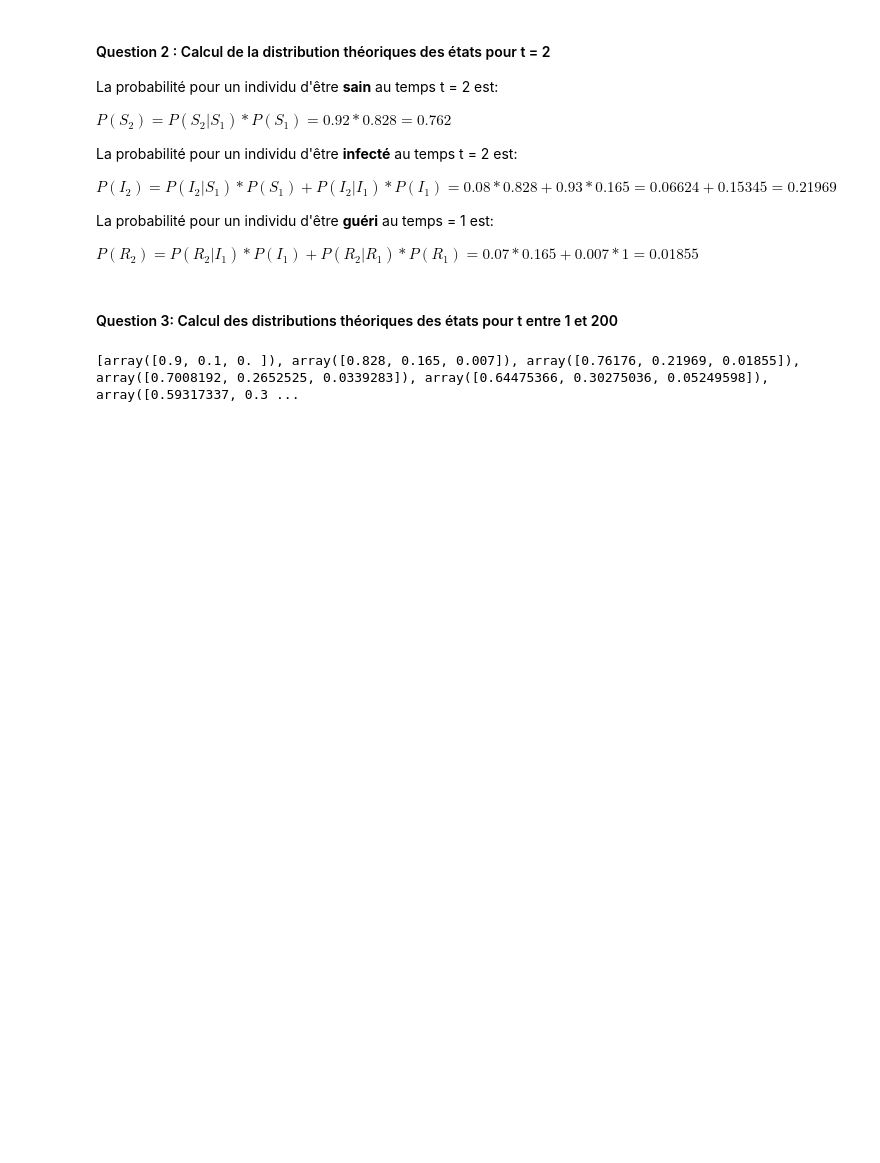
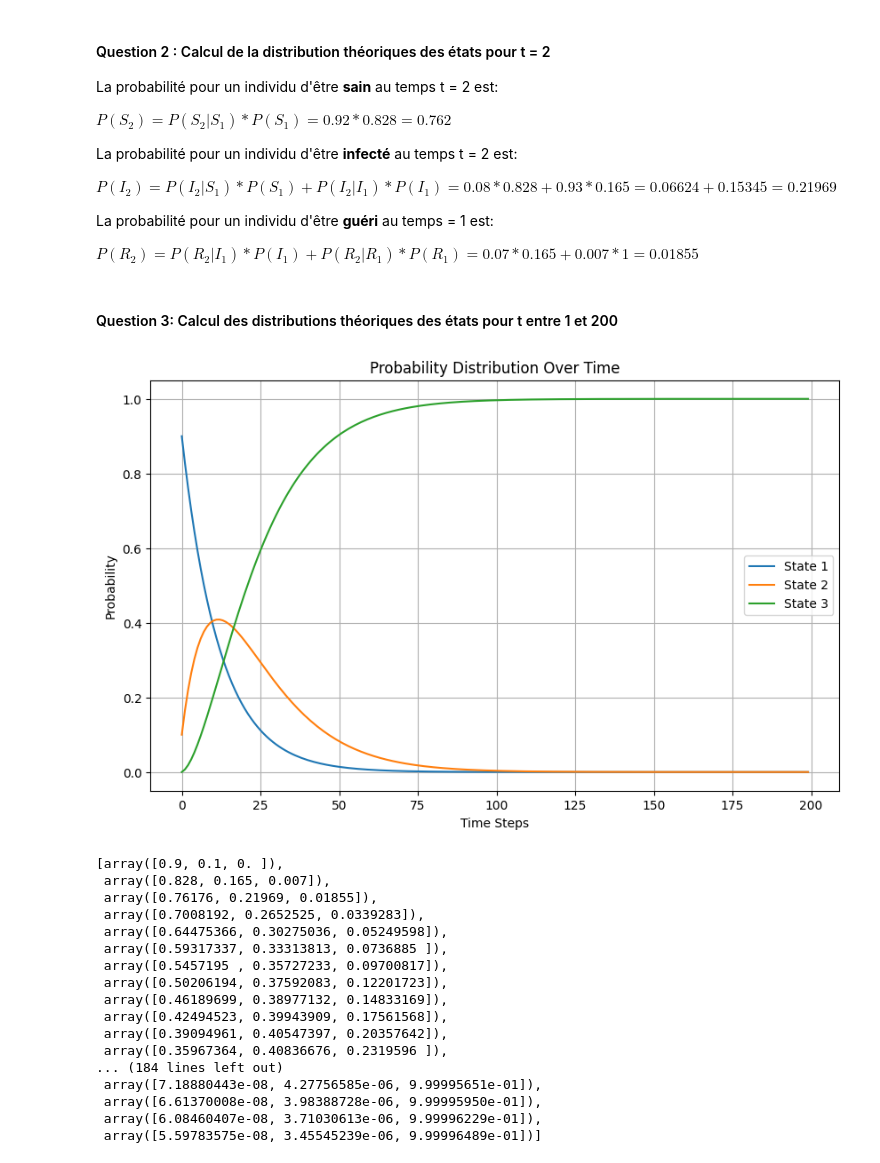
Before and after one commit to maelodie/markov, a Jupyter notebook: markov.ipynb, the cells around one changed output. Cells and saved outputs as stored; diff of their text form; code cells hidden in the pictures; blank space fills up the shorter version.

Commit message:
fonction d'affichage des courbes au temps i

```diff
--- a/markov.ipynb
+++ b/markov.ipynb
@@ -111,12 +111,45 @@ $   P(R_2) = P(R_2| I_1) * P(I_1) + P(R_2 | R_1) * P(R_1) = 0.07 * 0.165 + 0.007
 # %%
 def distribution(A, vect_init):
     liste_distribution = []
     liste_distribution.append(np.array(vect_init))
 
     for i in range(1, 200):
         liste_distribution.append(np.dot(liste_distribution[i-1], A))
+
+    #affichage (to review bc copier coller from chatgpt)
+    time_steps = np.arange(0, 200)
+
+    plt.figure(figsize=(10, 6))
+    for state_index in range(len(vect_init)):
+        state_probabilities = [distribution[state_index] for distribution in liste_distribution]
+        plt.plot(time_steps, state_probabilities, label=f'State {state_index + 1}')
+
+    plt.title('Probability Distribution Over Time')
+    plt.xlabel('Time Steps')
+    plt.ylabel('Probability')
+    plt.legend()
+    plt.grid(True)
+    plt.show()
+
     return liste_distribution
 
-print(distribution(A, pi0))
+distribution(A, pi0)
 # %% [output]
+[figure, added]
-[array([0.9, 0.1, 0. ]), array([0.828, 0.165, 0.007]), array([0.76176, 0.21969, 0.01855]), array([0.7008192, 0.2652525, 0.0339283]), array([0.64475366, 0.30275036, 0.05249598]), array([0.59317337, 0.3 ...
+[array([0.9, 0.1, 0. ]),
+ array([0.828, 0.165, 0.007]),
+ array([0.76176, 0.21969, 0.01855]),
+ array([0.7008192, 0.2652525, 0.0339283]),
+ array([0.64475366, 0.30275036, 0.05249598]),
+ array([0.59317337, 0.33313813, 0.0736885 ]),
+ array([0.5457195 , 0.35727233, 0.09700817]),
+ array([0.50206194, 0.37592083, 0.12201723]),
+ array([0.46189699, 0.38977132, 0.14833169]),
+ array([0.42494523, 0.39943909, 0.17561568]),
+ array([0.39094961, 0.40547397, 0.20357642]),
+ array([0.35967364, 0.40836676, 0.2319596 ]),
+... (184 lines left out)
+ array([7.18880443e-08, 4.27756585e-06, 9.99995651e-01]),
+ array([6.61370008e-08, 3.98388728e-06, 9.99995950e-01]),
+ array([6.08460407e-08, 3.71030613e-06, 9.99996229e-01]),
+ array([5.59783575e-08, 3.45545239e-06, 9.99996489e-01])]
```
